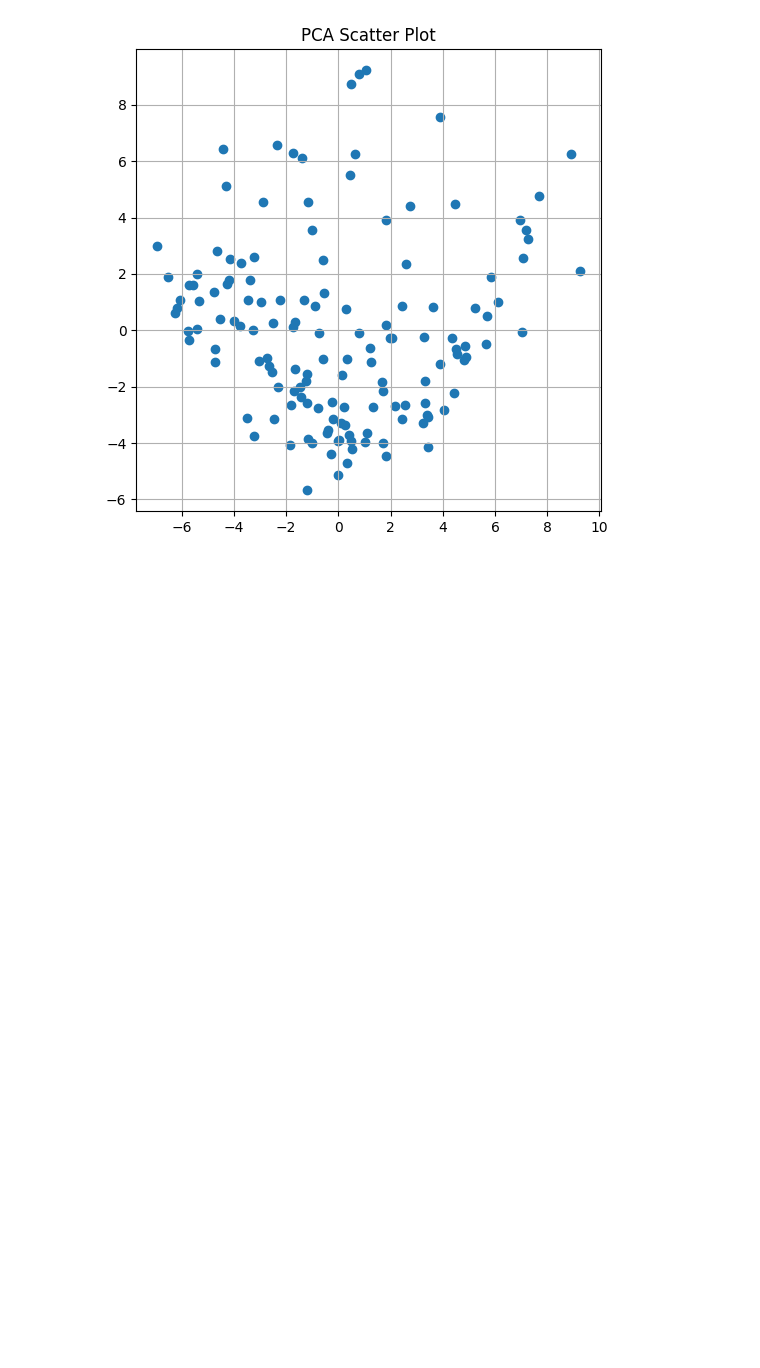
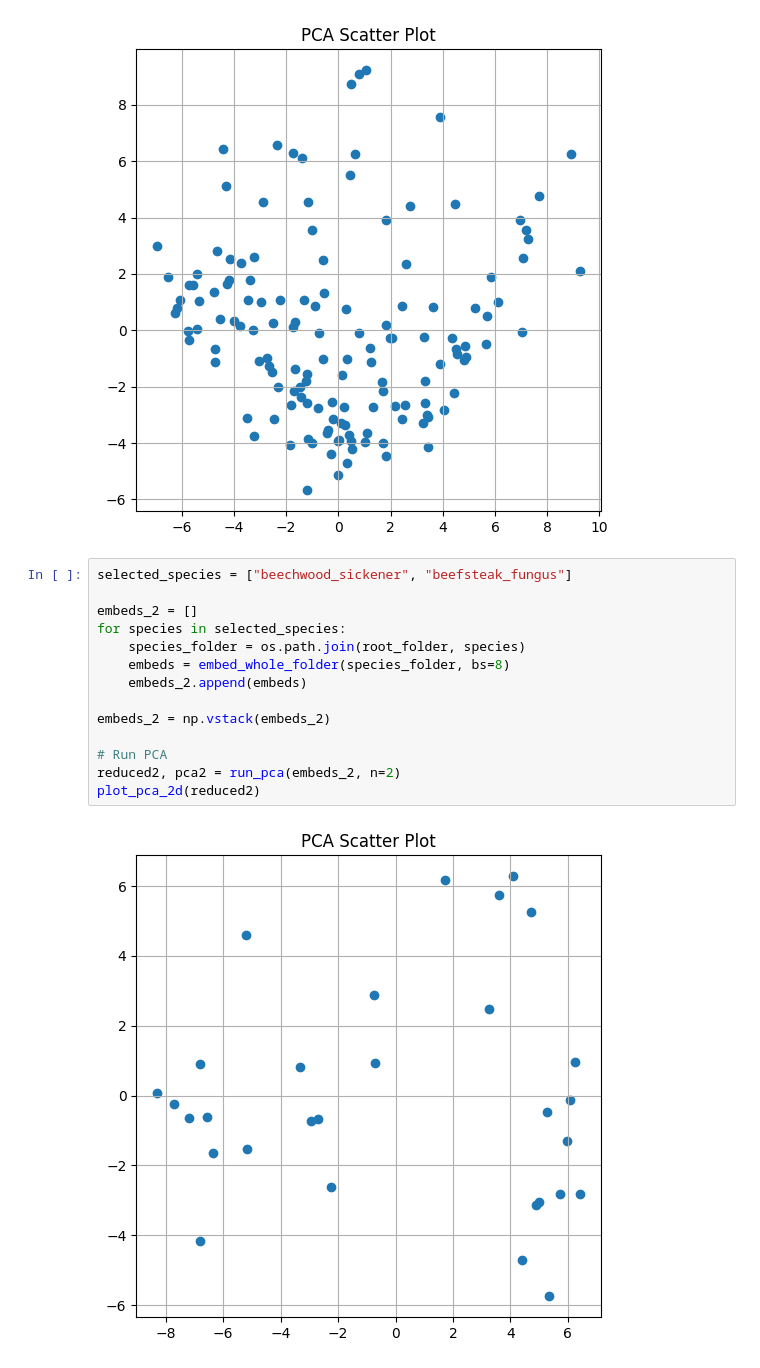
Before and after one commit to mwsong/COGS118B_FA25_Project, a Jupyter notebook: mushroom_classifier.ipynb, the cells around one changed output. Saved outputs shown, nothing was run; the diff lists cells and outputs as text; blank space fills up the shorter version.

Commit message:
tested kmeans and pca on 2 image sets (no labels)

```diff
--- a/mushroom_classifier.ipynb
+++ b/mushroom_classifier.ipynb
@@ -282,3 +282,19 @@ reduced_2d, pca_2d = run_pca(all_embeds, n = 2)
 plot_pca_2d(reduced_2d)
 # %% [output]
 [figure]
+# %%
+selected_species = ["beechwood_sickener", "beefsteak_fungus"]
+
+embeds_2 = []
+for species in selected_species:
+    species_folder = os.path.join(root_folder, species)
+    embeds = embed_whole_folder(species_folder, bs=8)
+    embeds_2.append(embeds)
+
+embeds_2 = np.vstack(embeds_2)
+
+# Run PCA
+reduced2, pca2 = run_pca(embeds_2, n=2)
+plot_pca_2d(reduced2)
+# %% [output]
+[figure, added]
```
Also changed, not shown: parts of 1 cell of this notebook.
